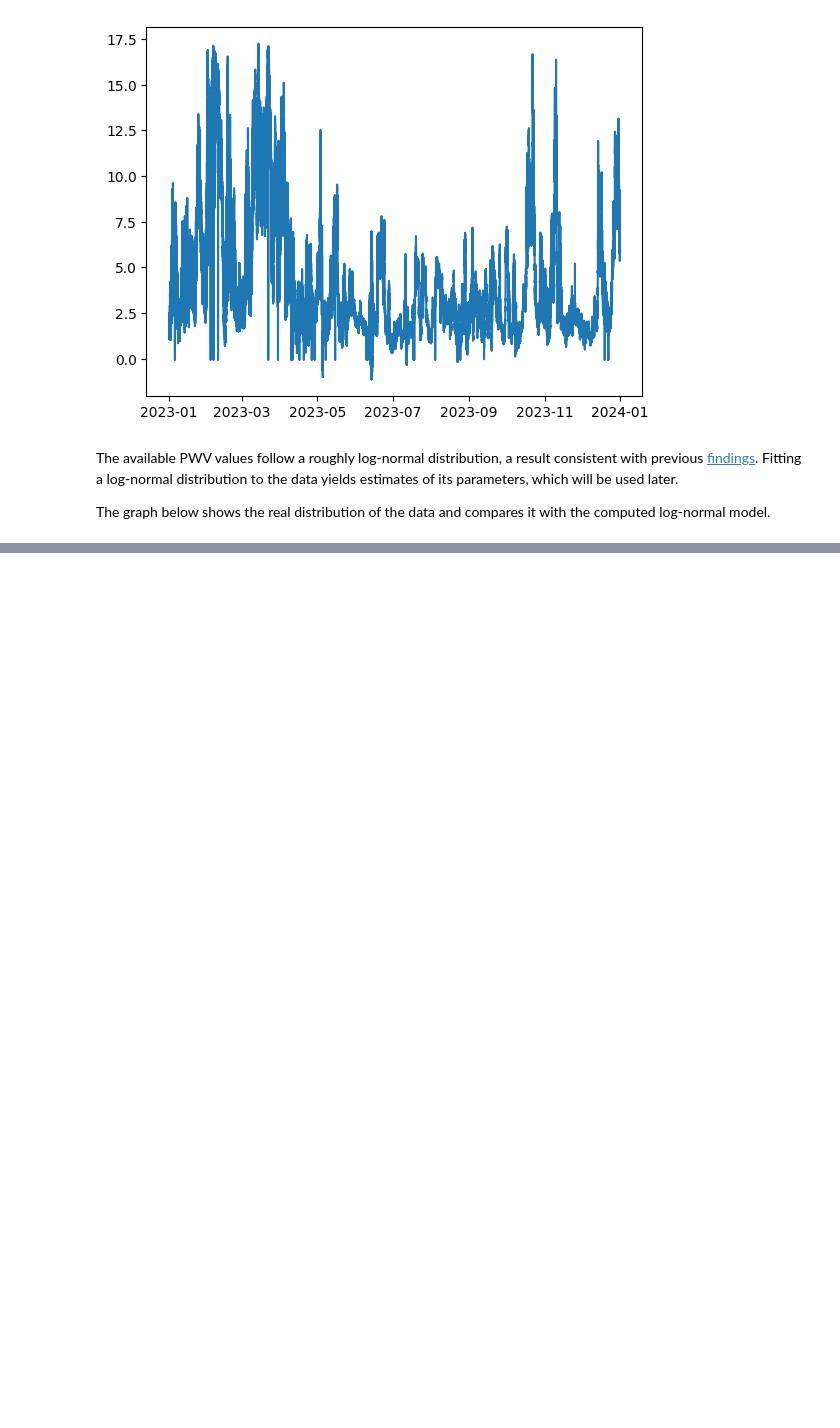
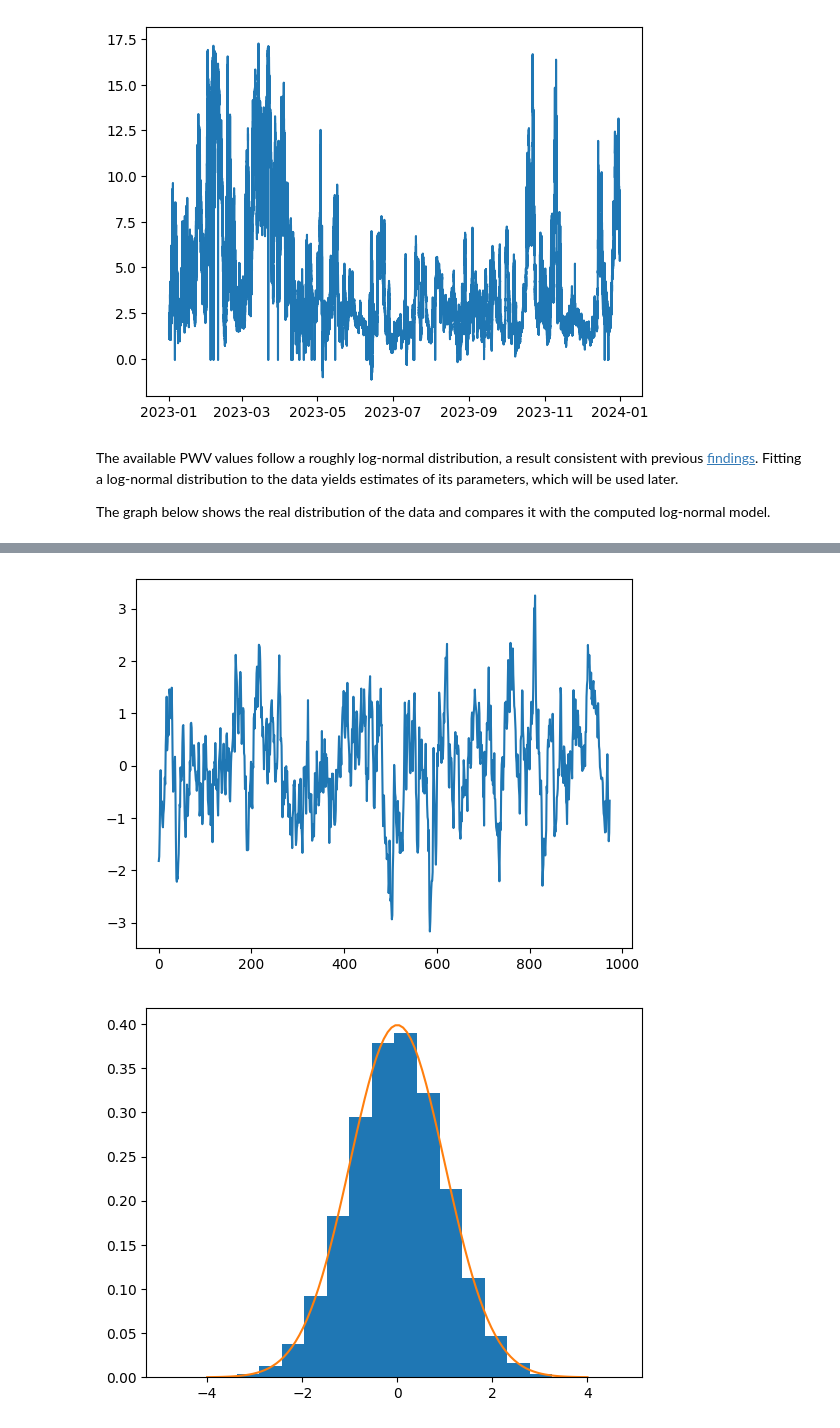
Before and after one commit to Aspie96/AstroTesi, a Jupyter notebook: notebooks/GeneratePVW.ipynb, the cells around one changed output, grey strips where cells are left out. Cells and saved outputs as stored; diff of their text form; code cells hidden in the pictures; blank space fills up the shorter version.

```diff
--- a/notebooks/GeneratePVW.ipynb
+++ b/notebooks/GeneratePVW.ipynb
@@ -375,10 +42,0 @@ From the graph below it can be seen that sequences with higher values also gener
-# %%
-timespan = 5 * 60 * 60
-size = 59
-
-for i in range(5):
-	pwv = random_pwv(size, dt=timespan / size, pace=6e5)
-	plt.plot(pwv)
-	#plt.show()
-
-plt.show()
@@ -386,0 +84,26 @@ plt.show()
+# %%
+def gen_process(size, p):
+	random = np.random.normal(size=size)
+	v = random[0] / np.sqrt(1 - p ** 2)
+	sequence = np.empty(size)
+	sequence[0] = v
+	for i in range(1, size):
+		v = v * p + random[i]
+		sequence[i] = v
+	sequence *= np.sqrt(1 - p ** 2)
+	return sequence
+
+s = gen_process(1000000, 0.9)
+
+plt.plot(s[:974])
+plt.show()
+
+plt.hist(s, bins=20, density=True)
+#plt.show()
+
+x = np.linspace(-4, 4, 100)
+plt.plot(x, scipy.stats.norm.pdf(x))
+plt.show()
+# %% [output]
+[figure, added]
+[figure, added]
```
Also changed, not shown: parts of 35 cells of this notebook.
